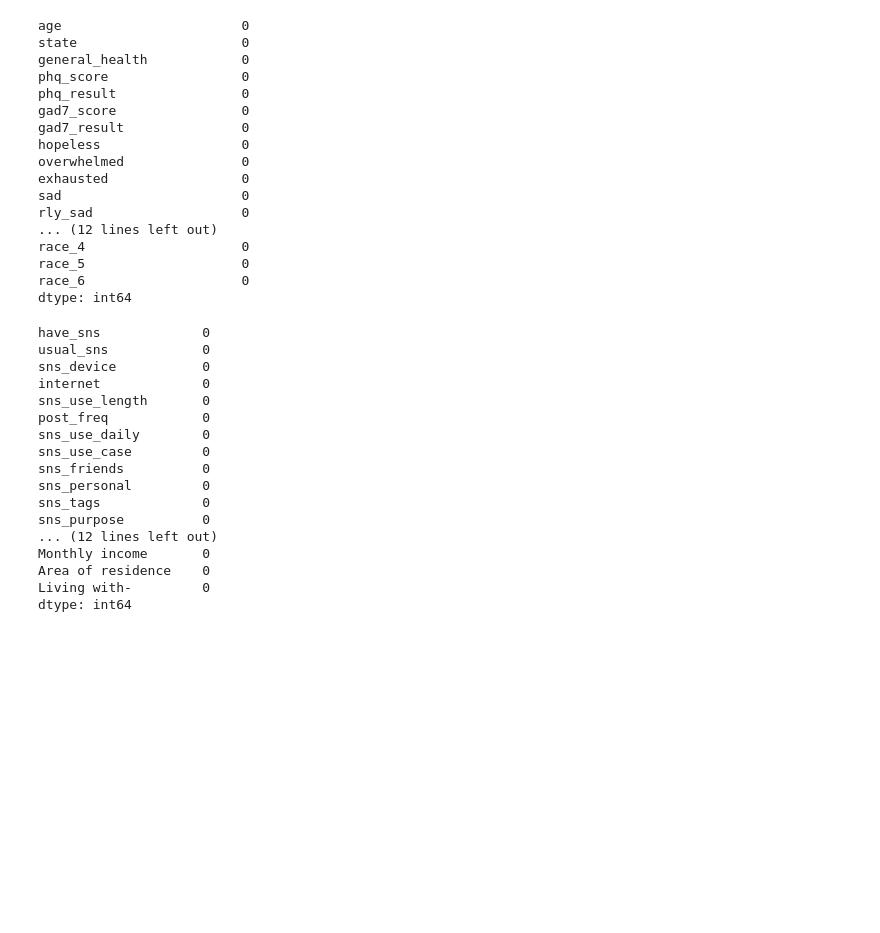
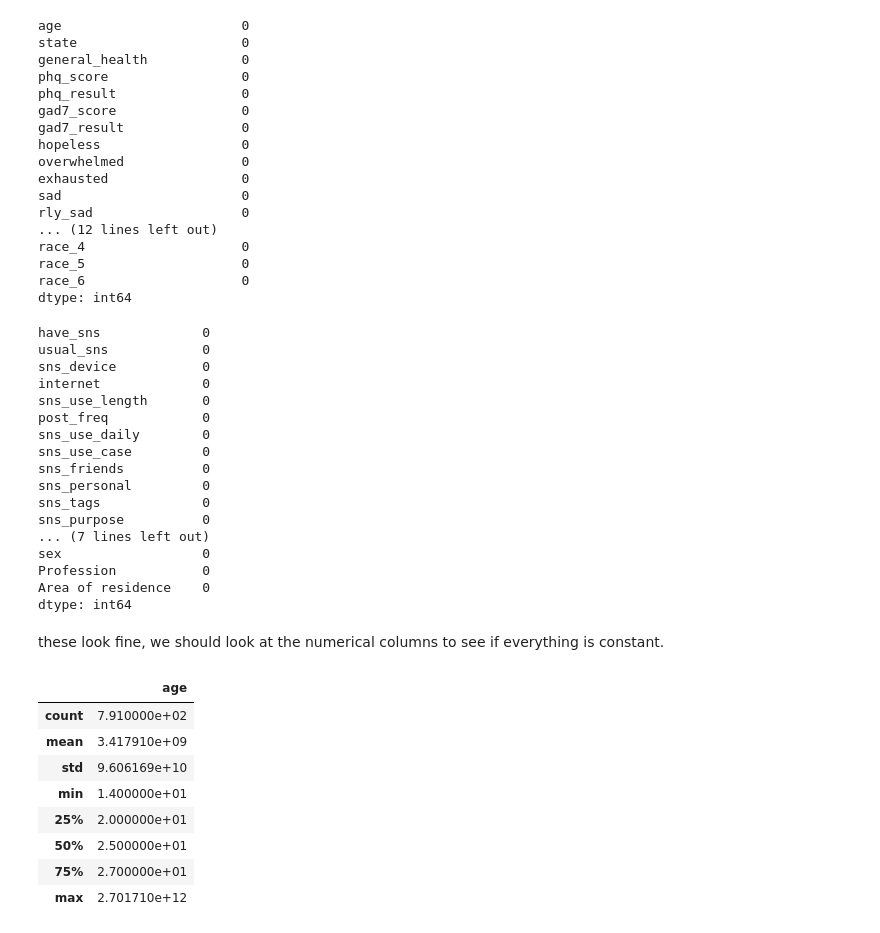
Before and after one commit to hirnas/cpsc368tp, a Jupyter notebook: code/half-way_submission.ipynb, the cells around one changed output. Saved outputs shown, nothing was run; the diff lists cells and outputs as text; code cells hidden in the pictures; blank space fills up the shorter version.

```diff
--- a/code/half-way_submission.ipynb
+++ b/code/half-way_submission.ipynb
@@ -58,7 +58,7 @@ Data columns (total 76 columns):
 dtypes: datetime64[ns](1), float64(3), object(72)
 memory usage: 469.8+ KB
 # %%
-keep_idx_sm = [1,2,3,4,5,6,7,8,9,10,11,12,13,14,15,16,17,19,21,22,23,24,25,26,27,28,29]
+keep_idx_sm = [1,2,3,4,5,6,7,8,9,10,11,12,13,14,15,16,17,19,21,22,26,28]
 sm_df = sm_df.iloc[:,keep_idx_sm]
 
 sm_df.columns = sm_df.columns.str.replace(r'^\d+\.\s*', '', regex=True)
@@ -101,7 +101,8 @@ index_name_mapping = {
     15: 'peer_pressure',
     16: 'sns_influence',
     17: 'sns_wellbeing',
-    18: 'age'
+    18: 'age',
+    19: 'sex',
 }
 
 sm_df_renamed = sm_df.rename(columns={sm_df.columns[i]: new_name for i, new_name in index_name_mapping.items()})
@@ -246,8 +247,22 @@ sns_friends          0
 sns_personal         0
 sns_tags             0
 sns_purpose          0
-... (12 lines left out)
-Monthly income       0
+... (7 lines left out)
+sex                  0
+Profession           0
 Area of residence    0
-Living with-         0
 dtype: int64
+# %% [markdown]
+these look fine, we should look at the numerical columns to see if everything is constant.
+# %%
+sm_df_renamed.describe()
+# %% [output]
+|  | age |
+| count | 7.910000e+02 |
+| mean | 3.417910e+09 |
+| std | 9.606169e+10 |
+| min | 1.400000e+01 |
+| 25% | 2.000000e+01 |
+| 50% | 2.500000e+01 |
+| 75% | 2.700000e+01 |
+| max | 2.701710e+12 |
```
Also changed, not shown: parts of 8 cells of this notebook.
